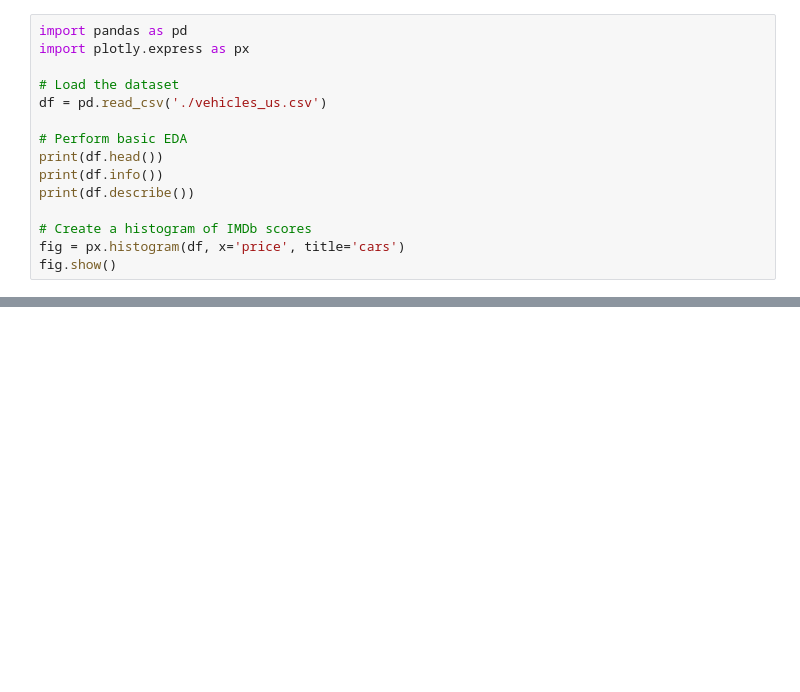
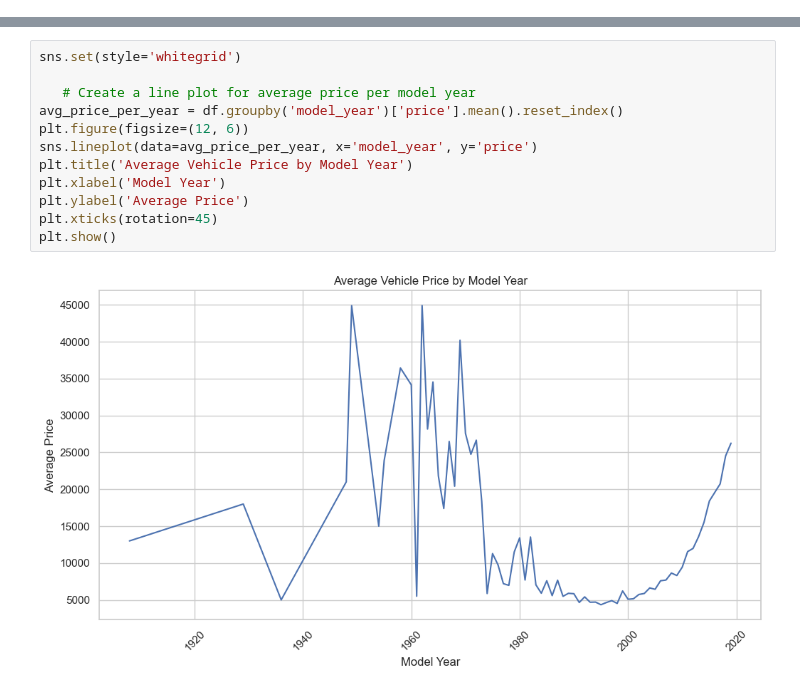
Before and after one commit to Bdanner1234/brandon, a Jupyter notebook: EDA.ipynb, the cells around one changed output, grey strips where cells are left out. Cells and saved outputs as stored; diff of their text form; blank space fills up the shorter version.

```diff
--- a/EDA.ipynb
+++ b/EDA.ipynb
@@ -1,15 +0,0 @@
-# %%
-import pandas as pd
-import plotly.express as px
-
-# Load the dataset
-df = pd.read_csv('./vehicles_us.csv')
-
-# Perform basic EDA
-print(df.head())
-print(df.info())
-print(df.describe())
-
-# Create a histogram of IMDb scores
-fig = px.histogram(df, x='price', title='cars')
-fig.show()
@@ -34,0 +22,14 @@ ValueError: Mime type rendering requires nbformat>=4.2.0 but it is not installed
+# %%
+sns.set(style='whitegrid')
+
+   # Create a line plot for average price per model year
+avg_price_per_year = df.groupby('model_year')['price'].mean().reset_index()
+plt.figure(figsize=(12, 6))
+sns.lineplot(data=avg_price_per_year, x='model_year', y='price')
+plt.title('Average Vehicle Price by Model Year')
+plt.xlabel('Model Year')
+plt.ylabel('Average Price')
+plt.xticks(rotation=45)
+plt.show()
+# %% [output]
+[figure, added]
```
Also changed, not shown: parts of 2 cells of this notebook, 2 other files.
